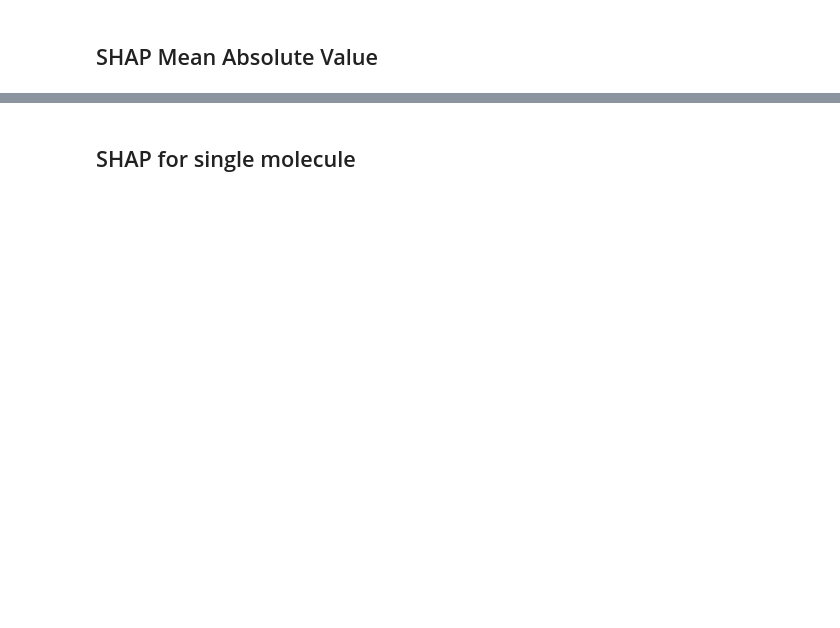
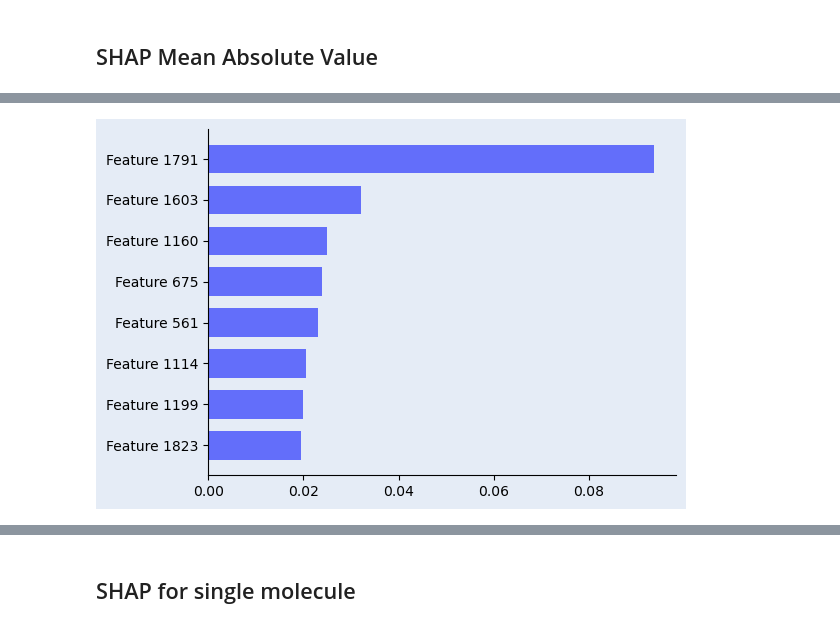
Before and after one commit to cwrukaizhang/ML-for-Molecular-Properties-Practical-Guide, a Jupyter notebook: model_interpretation_new.ipynb, the cells around one changed output, grey strips where cells are left out. Drawn from its saved outputs; the diff is of its cells as text; code cells hidden in the pictures; blank space fills up the shorter version.

```diff
--- a/model_interpretation_new.ipynb
+++ b/model_interpretation_new.ipynb
@@ -76,0 +122,47 @@ plt.show()
+# %%
+def plot_permutation_importance(features, importance_values, max_features=6):
+    """Using features and importance values as the input"""
+
+    fig, ax = plt.subplots(figsize=(6, 4))
+
+    # Get top features
+    n_show = min(max_features, len(features))
+    top_features = features[:n_show]
+    top_values = importance_values[:n_show]
+
+    # Plot
+    y_pos = np.arange(n_show)
+    ax.barh(y_pos, top_values, height=0.7, color='#636EFA', align='center')
+
+    # Set labels
+    ax.set_yticks(y_pos)
+
+    # Format as "Feature X"
+    y_labels = []
+    for i, feat in enumerate(top_features):
+        digits = ''.join(filter(str.isdigit, str(feat)))
+        y_labels.append(f"Feature {digits}" if digits else f"Feature {i+1}")
+
+    # INVERT the y-axis to get highest at top
+    ax.invert_yaxis()
+    ax.set_yticklabels(y_labels)
+    #ax.set_yticklabels(y_labels)
+
+    # Style
+    bg_color = (229/255, 236/255, 246/255, 1)
+    fig.patch.set_facecolor(bg_color)
+    ax.set_facecolor(bg_color)
+    ax.spines['top'].set_visible(False)
+    ax.spines['right'].set_visible(False)
+
+    plt.tight_layout()
+    return fig, ax
+
+# Usage
+fig, ax = plot_permutation_importance(
+    features=perm_importance_df['feature'].tolist(),
+    importance_values=perm_importance_df['importance_mean'].tolist(),
+    max_features=8
+)
+# %% [output]
+[figure, added]
```
Also changed, not shown: parts of 21 cells of this notebook.
